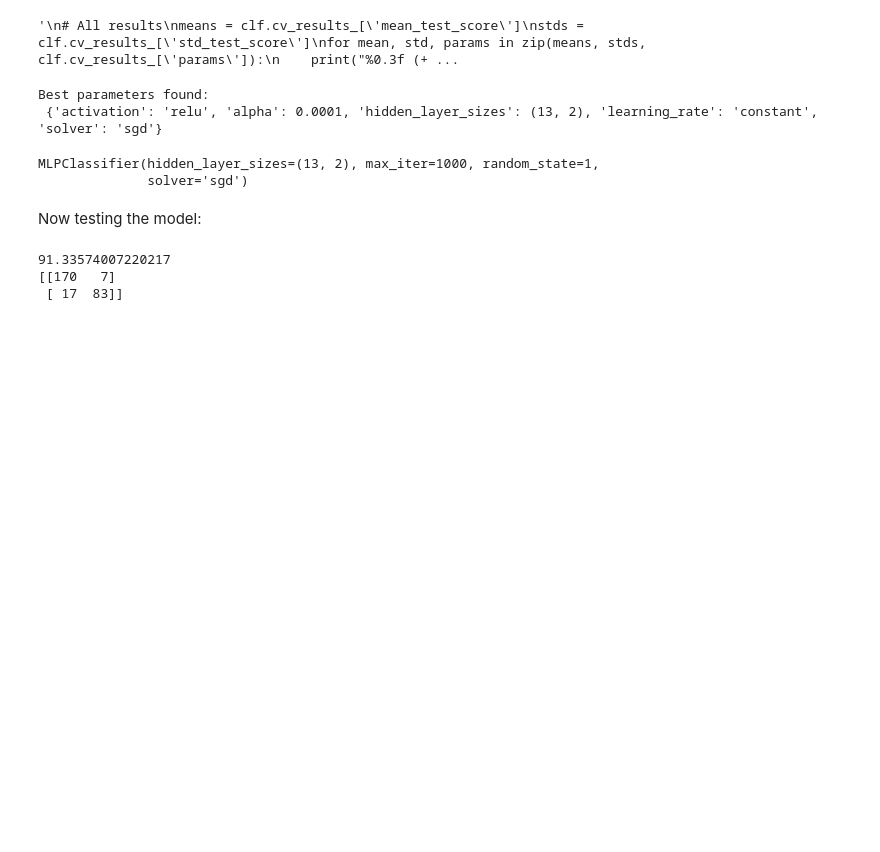
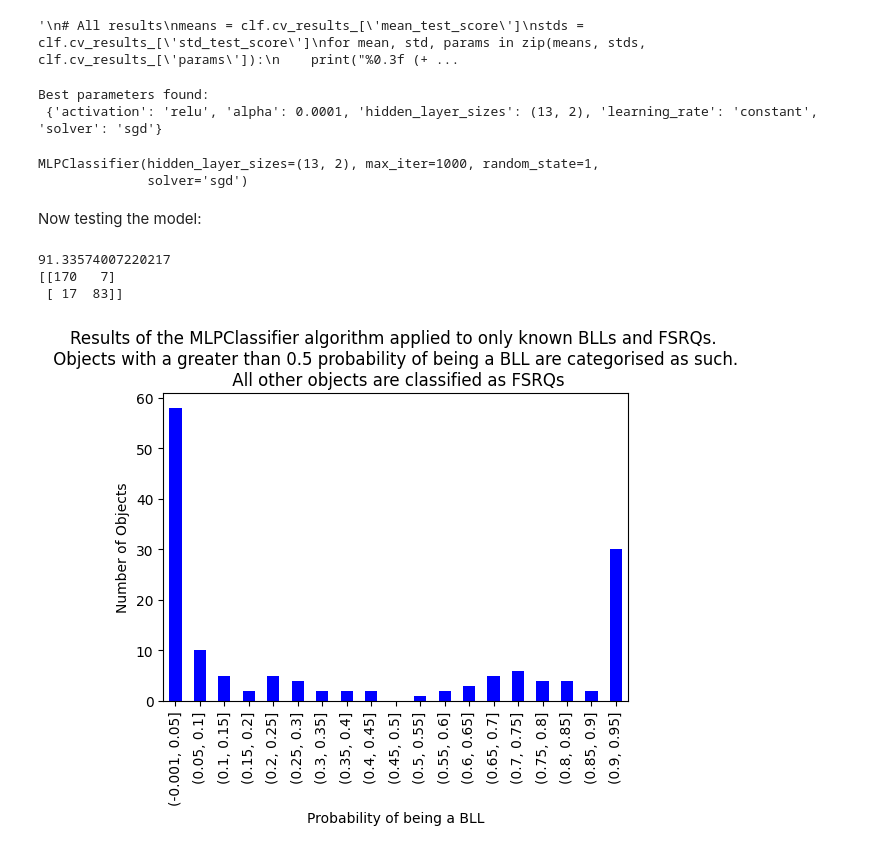
Before and after one commit to IoanPJ/Final_year_project_IMPJ, a Jupyter notebook: ML/Neural Network.ipynb, the cells around one changed output. Drawn from its saved outputs; the diff is of its cells as text; code cells hidden in the pictures; blank space fills up the shorter version.

```diff
--- a/ML/Neural Network.ipynb
+++ b/ML/Neural Network.ipynb
@@ -79,6 +79,7 @@ MLPClassifier(hidden_layer_sizes=(13, 2), max_iter=1000, random_state=1,
 Now testing the model:
 # %%
 y_pred = NN.predict(x_test)
+y_proba = NN.predict_proba(x_test)
 
 accuracy = accuracy_score(y_test, y_pred)*100
 confusion = confusion_matrix(y_test, y_pred)
@@ -88,3 +89,20 @@ print(confusion)
 91.33574007220217
 [[170   7]
  [ 17  83]]
+# %%
+import matplotlib.pyplot as plt
+
+probs = pd.DataFrame(y_proba,columns=('p_1','p_2'))
+bin_probs_1 = pd.cut(probs['p_1'],(np.arange(0,1,0.05)),include_lowest=True)
+bin_probs_2 = pd.cut(probs['p_2'],(np.arange(0,1,0.05)),include_lowest=True)
+
+fig, ax = plt.subplots()
+ax = bin_probs_1.value_counts(sort=False).plot.bar(color="b", figsize=(6,4))
+ax.set_xlabel('Probability of being a BLL')
+ax.set_ylabel('Number of Objects')
+ax.set_title('Results of the MLPClassifier algorithm applied to only known BLLs and FSRQs. \n Objects with a greater than 0.5 probability of being a BLL are categorised as such. \n All other objects are classified as FSRQs')
+#ax.bar(bin_probs_1,5)
+
+plt.show()
+# %% [output]
+[figure, added]
```
Also changed, not shown: 2 other files.
